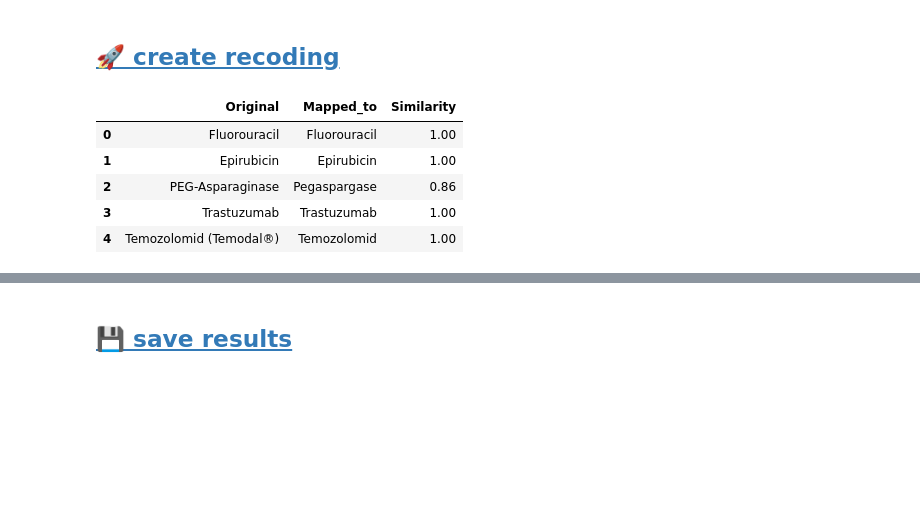
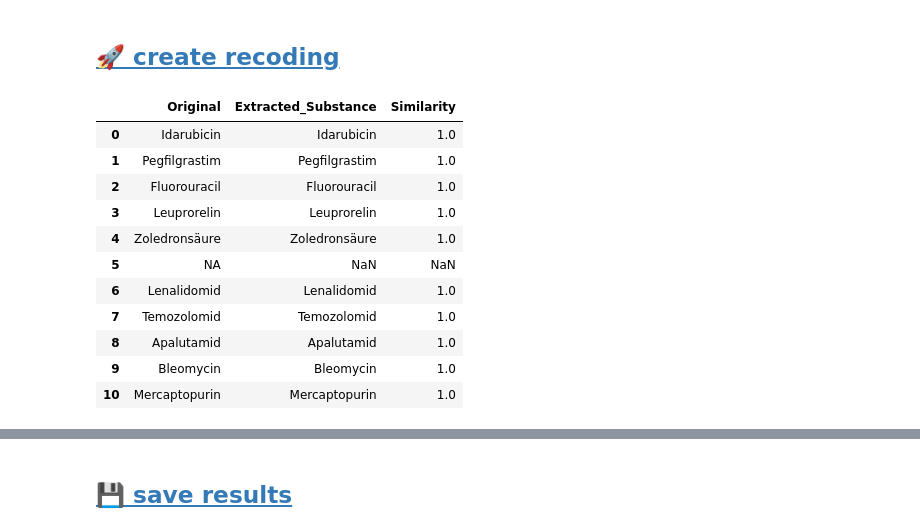
Before and after one commit to msauerberg/spacy_matching, a Jupyter notebook: src/test.ipynb, the cells around one changed output, grey strips where cells are left out. Saved outputs shown, nothing was run; the diff lists cells and outputs as text; code cells hidden in the pictures; blank space fills up the shorter version.

```diff
--- a/src/test.ipynb
+++ b/src/test.ipynb
@@ -104,12 +105,17 @@ results2 = rec.add_substance(
     threshold=0.85
 )
 # %%
-display(results[:5])
-display(results2)
+display(results)
 # %% [output]
-|  | Original | Mapped_to | Similarity |
-| 0 | Fluorouracil | Fluorouracil | 1.00 |
-| 1 | Epirubicin | Epirubicin | 1.00 |
-| 2 | PEG-Asparaginase | Pegaspargase | 0.86 |
-| 3 | Trastuzumab | Trastuzumab | 1.00 |
-| 4 | Temozolomid (Temodal®) | Temozolomid | 1.00 |
+|  | Original | Extracted_Substance | Similarity |
+| 0 | Idarubicin | Idarubicin | 1.0 |
+| 1 | Pegfilgrastim | Pegfilgrastim | 1.0 |
+| 2 | Fluorouracil | Fluorouracil | 1.0 |
+| 3 | Leuprorelin | Leuprorelin | 1.0 |
+| 4 | Zoledronsäure | Zoledronsäure | 1.0 |
+| 5 | NA | NaN | NaN |
+| 6 | Lenalidomid | Lenalidomid | 1.0 |
+| 7 | Temozolomid | Temozolomid | 1.0 |
+| 8 | Apalutamid | Apalutamid | 1.0 |
+| 9 | Bleomycin | Bleomycin | 1.0 |
+| 10 | Mercaptopurin | Mercaptopurin | 1.0 |
```
Also changed, not shown: parts of 18 cells of this notebook.
